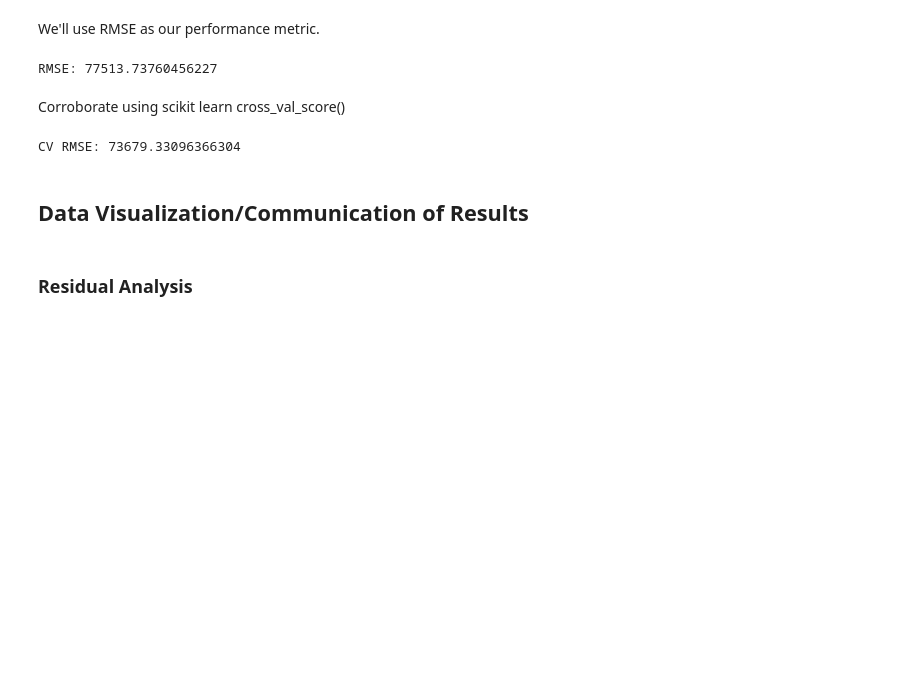
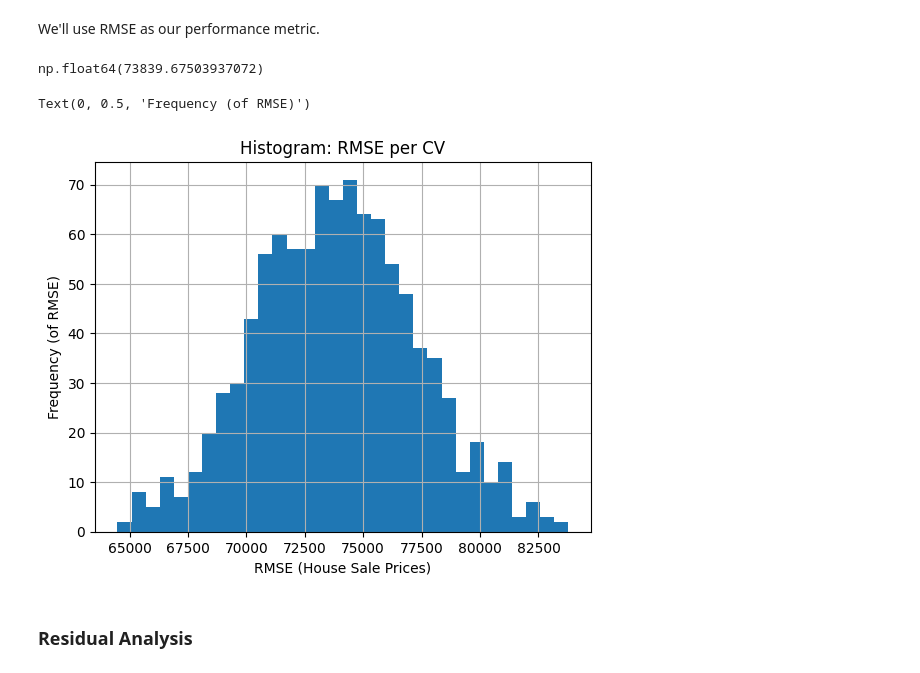
Before and after one commit to cnmi-ds-22/tanickell___Data-Science-Portfolio-C22, a Jupyter notebook: Modules/Module_2_Regression/Projects/Instructions/Project.2-Housing/Project.2-Pass-04m.ipynb, the cells around one changed output. Cells and saved outputs as stored; diff of their text form; code cells hidden in the pictures; blank space fills up the shorter version.

Commit message:
Pass 04 using multiple CV (random sampling/ shufflesplit) (2026-10-24).

```diff
--- a/Modules/Module_2_Regression/Projects/Instructions/Project.2-Housing/Project.2-Pass-04m.ipynb
+++ b/Modules/Module_2_Regression/Projects/Instructions/Project.2-Housing/Project.2-Pass-04m.ipynb
@@ -990,0 +1004,21 @@ list(zip(y_test,y_pred))[:10]
+# %%
+# Multiple CV loop
+n = 1000
+rmses = []
+for i in range(0, n):
+
+  # First we will break up our data into training and testing sets
+  X_train, X_test, y_train, y_test = train_test_split(features, target, test_size = 0.2)
+
+  # Fit a linear model using Sklearn
+  model = LinearRegression()
+  model.fit(X_train, y_train)
+
+  # See how well our model performs on our test data
+  y_pred = model.predict(X_test)
+
+  # Capture performance metric (accuracy) in array
+  rmses.append(metrics.mean_squared_error(y_test, y_pred)**0.5)
+
+results = np.array(rmses)
+results[:10]
@@ -991,22 +1033,19 @@ list(zip(y_test,y_pred))[:10]
 # %% [markdown]
 We'll use RMSE as our performance metric.
-# %%
-# Calculate root mean squared error on test data
-rmse = metrics.mean_squared_error(y_test, y_pred)**0.5
-print(f"RMSE: {rmse}")
-# %% [output]
-RMSE: 77513.73760456227
-# %% [markdown]
-Corroborate using scikit learn cross_val_score()
-# %%
-# Use cross validation (k-fold) to assess model performance (Single CV — Single run of a K-Fold loop)
-results_cvs = cross_val_score(model, features, target, scoring='neg_root_mean_squared_error', cv = 10)
-rmse_cvs = abs(results_cvs.mean())
-print(f"CV RMSE: {rmse_cvs}")
-# %% [output]
-CV RMSE: 73679.33096366304
-# %% [markdown]
-## Data Visualization/Communication of Results
+# %%
+# Calculate mean of results
+results.mean()
+# %% [output]
+np.float64(73839.67503937072)
+# %%
+# Display a histogram of the results
+pd.Series(results).hist(bins = 32)
+plt.title("Histogram: RMSE per CV")
+plt.xlabel("RMSE (House Sale Prices)")
+plt.ylabel("Frequency (of RMSE)")
+# %% [output]
+Text(0, 0.5, 'Frequency (of RMSE)')
+[figure, added]
 # %% [markdown]
 ### Residual Analysis
 # %%
```
Also changed, not shown: parts of 7 cells of this notebook.
